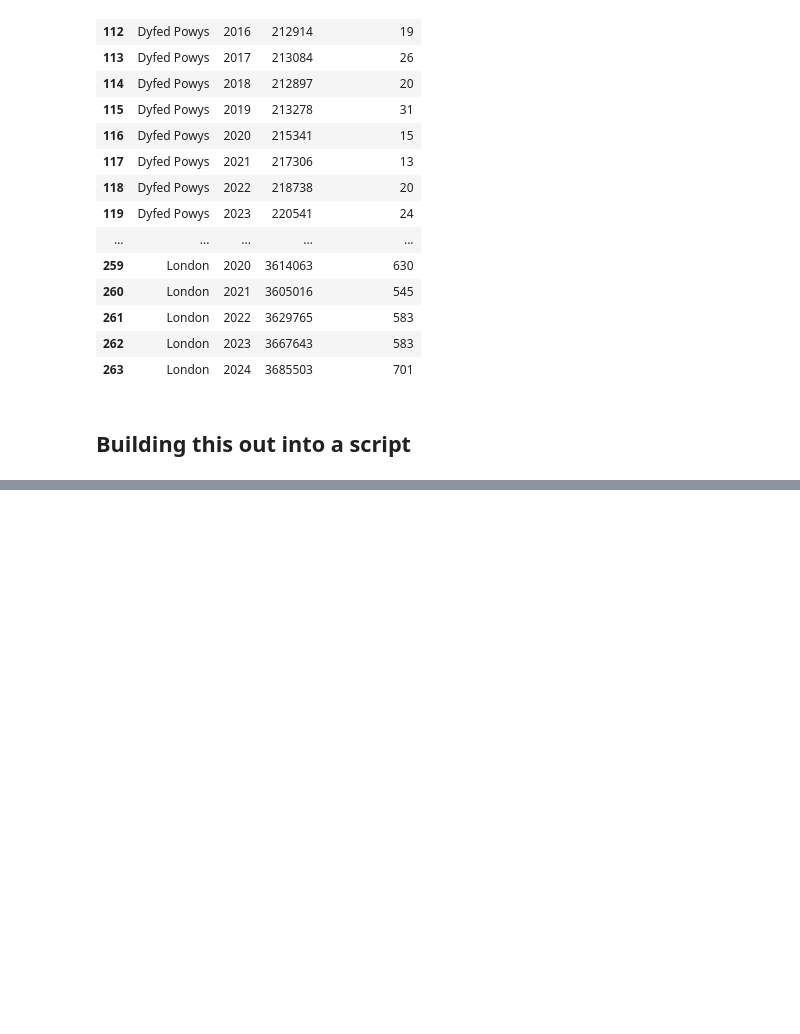
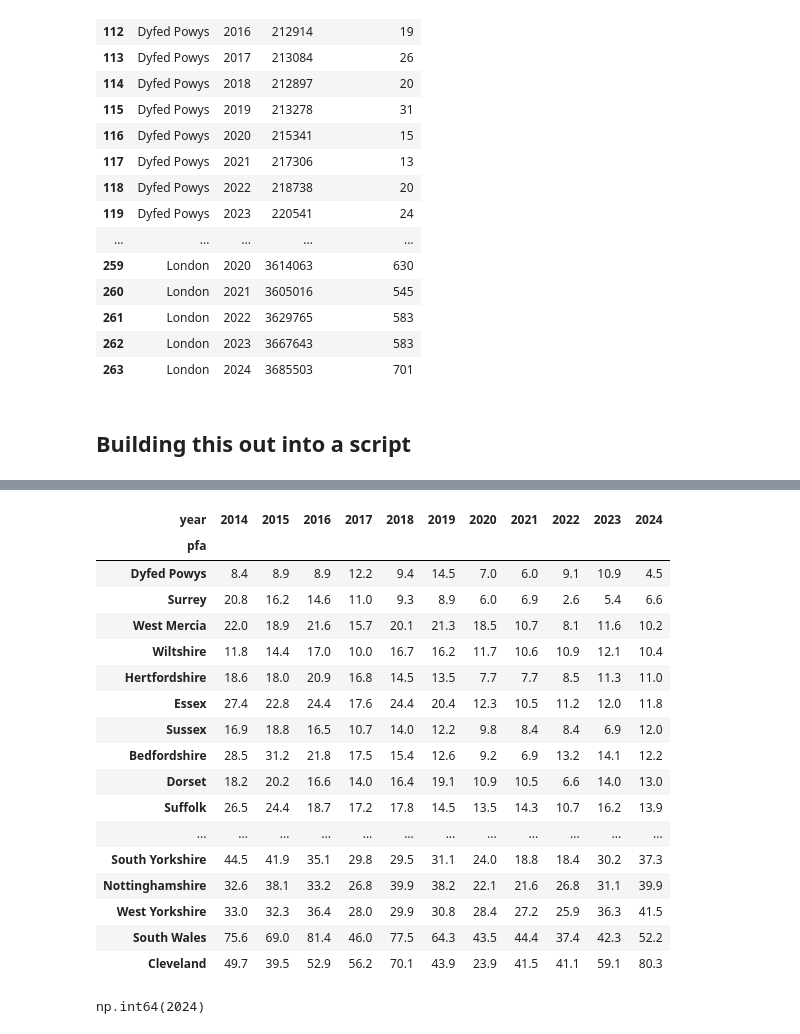
Before and after one commit to Prison-Reform-Trust/womens-imprisonment-PFA, a Jupyter notebook: notebooks/processing_data/1.7-ah-combine-custody-pfa-population.ipynb, the cells around one changed output, grey strips where cells are left out. Saved outputs shown, nothing was run; the diff lists cells and outputs as text; code cells hidden in the pictures; blank space fills up the shorter version.

Commit message:
testing create_publication_ready_table function

```diff
--- a/notebooks/processing_data/1.7-ah-combine-custody-pfa-population.ipynb
+++ b/notebooks/processing_data/1.7-ah-combine-custody-pfa-population.ipynb
@@ -785,0 +786,2 @@ combine_custody_pfa_population.main()
+# %%
+df, _, _ = combine_custody_pfa_population.load_and_process_data()
@@ -785,0 +824,4 @@ combine_custody_pfa_population.main()
+# %%
+test_table = combine_custody_pfa_population.create_publication_ready_table(df)
+test_table
+# %% [output]
@@ -785,0 +829,22 @@ combine_custody_pfa_population.main()
+| year | 2014 | 2015 | 2016 | 2017 | 2018 | 2019 | 2020 | 2021 | 2022 | 2023 | 2024 |
+| pfa |  |  |  |  |  |  |  |  |  |  |  |
+| Dyfed Powys | 8.4 | 8.9 | 8.9 | 12.2 | 9.4 | 14.5 | 7.0 | 6.0 | 9.1 | 10.9 | 4.5 |
+| Surrey | 20.8 | 16.2 | 14.6 | 11.0 | 9.3 | 8.9 | 6.0 | 6.9 | 2.6 | 5.4 | 6.6 |
+| West Mercia | 22.0 | 18.9 | 21.6 | 15.7 | 20.1 | 21.3 | 18.5 | 10.7 | 8.1 | 11.6 | 10.2 |
+| Wiltshire | 11.8 | 14.4 | 17.0 | 10.0 | 16.7 | 16.2 | 11.7 | 10.6 | 10.9 | 12.1 | 10.4 |
+| Hertfordshire | 18.6 | 18.0 | 20.9 | 16.8 | 14.5 | 13.5 | 7.7 | 7.7 | 8.5 | 11.3 | 11.0 |
+| Essex | 27.4 | 22.8 | 24.4 | 17.6 | 24.4 | 20.4 | 12.3 | 10.5 | 11.2 | 12.0 | 11.8 |
+| Sussex | 16.9 | 18.8 | 16.5 | 10.7 | 14.0 | 12.2 | 9.8 | 8.4 | 8.4 | 6.9 | 12.0 |
+| Bedfordshire | 28.5 | 31.2 | 21.8 | 17.5 | 15.4 | 12.6 | 9.2 | 6.9 | 13.2 | 14.1 | 12.2 |
+| Dorset | 18.2 | 20.2 | 16.6 | 14.0 | 16.4 | 19.1 | 10.9 | 10.5 | 6.6 | 14.0 | 13.0 |
+| Suffolk | 26.5 | 24.4 | 18.7 | 17.2 | 17.8 | 14.5 | 13.5 | 14.3 | 10.7 | 16.2 | 13.9 |
+| ... | ... | ... | ... | ... | ... | ... | ... | ... | ... | ... | ... |
+| South Yorkshire | 44.5 | 41.9 | 35.1 | 29.8 | 29.5 | 31.1 | 24.0 | 18.8 | 18.4 | 30.2 | 37.3 |
+| Nottinghamshire | 32.6 | 38.1 | 33.2 | 26.8 | 39.9 | 38.2 | 22.1 | 21.6 | 26.8 | 31.1 | 39.9 |
+| West Yorkshire | 33.0 | 32.3 | 36.4 | 28.0 | 29.9 | 30.8 | 28.4 | 27.2 | 25.9 | 36.3 | 41.5 |
+| South Wales | 75.6 | 69.0 | 81.4 | 46.0 | 77.5 | 64.3 | 43.5 | 44.4 | 37.4 | 42.3 | 52.2 |
+| Cleveland | 49.7 | 39.5 | 52.9 | 56.2 | 70.1 | 43.9 | 23.9 | 41.5 | 41.1 | 59.1 | 80.3 |
+# %%
+test_table.columns[-1]
+# %% [output]
+np.int64(2024)
```
Also changed, not shown: parts of 4 cells of this notebook.
